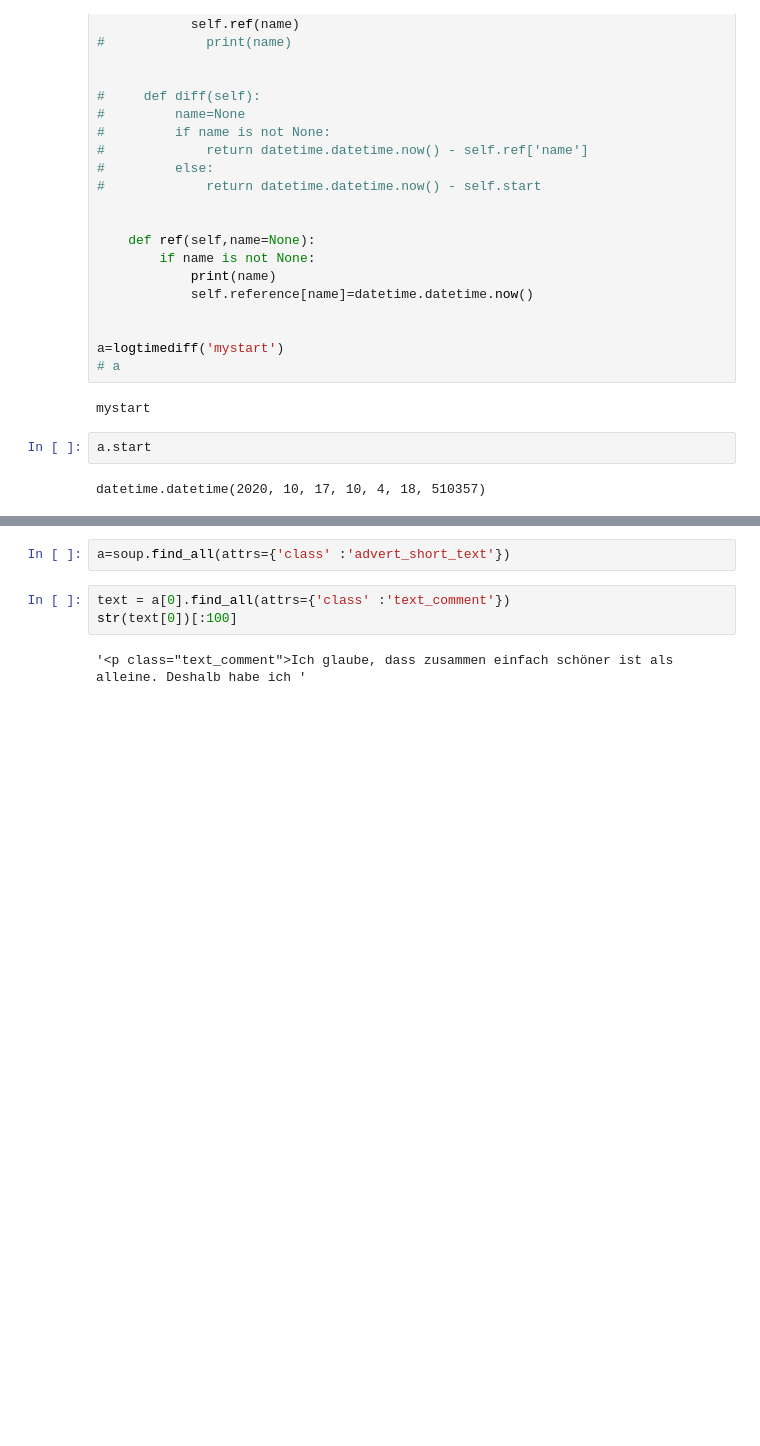
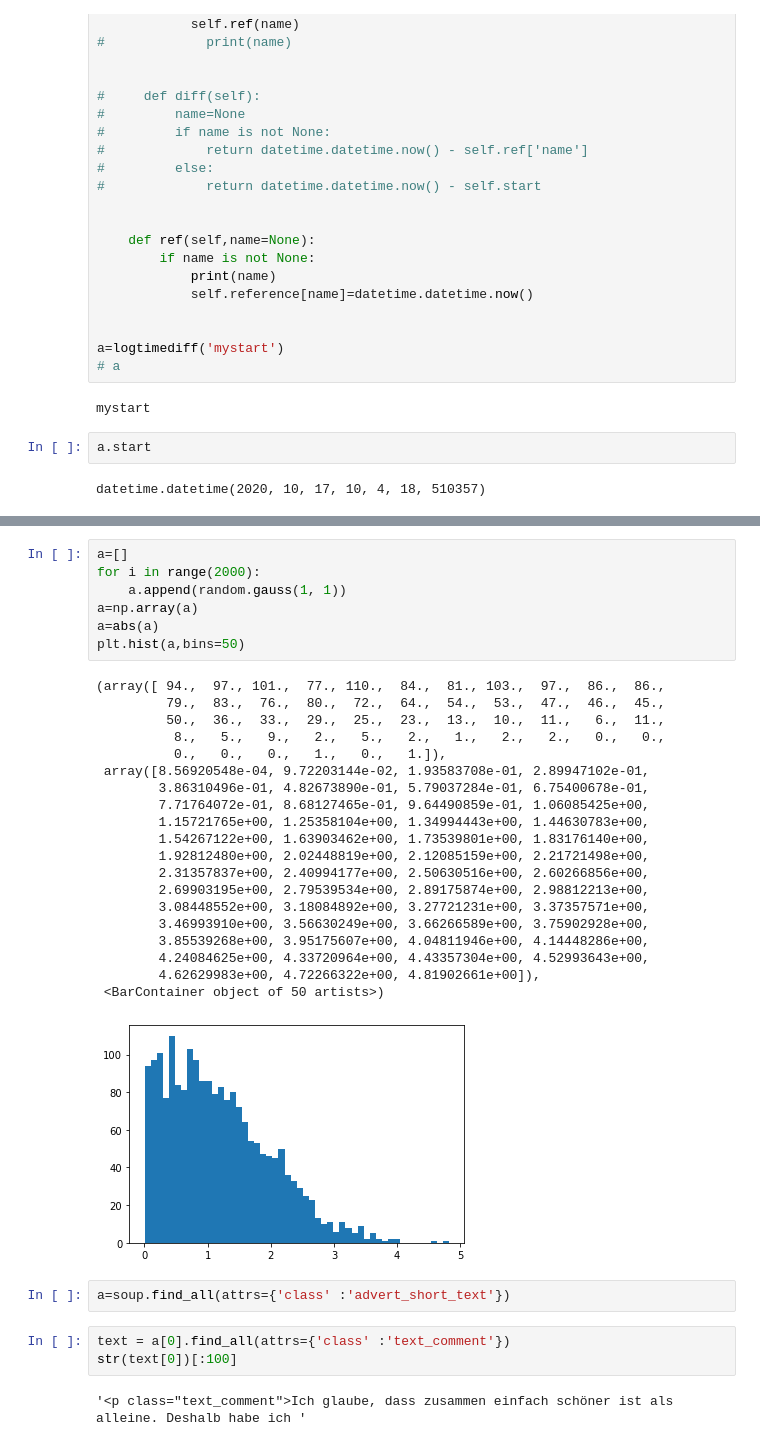
Before and after one commit to Dr-Nuke/wgscraper, a Jupyter notebook: notebooks/scraper.ipynb, the cells around one changed output, grey strips where cells are left out. Cells and saved outputs as stored; diff of their text form; blank space fills up the shorter version.

```diff
--- a/notebooks/scraper.ipynb
+++ b/notebooks/scraper.ipynb
@@ -60,3 +77,31 @@ logger.info('soup made')
+# %%
+a=[]
+for i in range(2000):
+    a.append(random.gauss(1, 1))
+a=np.array(a)
+a=abs(a)
+plt.hist(a,bins=50)
+# %% [output]
+(array([ 94.,  97., 101.,  77., 110.,  84.,  81., 103.,  97.,  86.,  86.,
+         79.,  83.,  76.,  80.,  72.,  64.,  54.,  53.,  47.,  46.,  45.,
+         50.,  36.,  33.,  29.,  25.,  23.,  13.,  10.,  11.,   6.,  11.,
+          8.,   5.,   9.,   2.,   5.,   2.,   1.,   2.,   2.,   0.,   0.,
+          0.,   0.,   0.,   1.,   0.,   1.]),
+ array([8.56920548e-04, 9.72203144e-02, 1.93583708e-01, 2.89947102e-01,
+        3.86310496e-01, 4.82673890e-01, 5.79037284e-01, 6.75400678e-01,
+        7.71764072e-01, 8.68127465e-01, 9.64490859e-01, 1.06085425e+00,
+        1.15721765e+00, 1.25358104e+00, 1.34994443e+00, 1.44630783e+00,
+        1.54267122e+00, 1.63903462e+00, 1.73539801e+00, 1.83176140e+00,
+        1.92812480e+00, 2.02448819e+00, 2.12085159e+00, 2.21721498e+00,
+        2.31357837e+00, 2.40994177e+00, 2.50630516e+00, 2.60266856e+00,
+        2.69903195e+00, 2.79539534e+00, 2.89175874e+00, 2.98812213e+00,
+        3.08448552e+00, 3.18084892e+00, 3.27721231e+00, 3.37357571e+00,
+        3.46993910e+00, 3.56630249e+00, 3.66266589e+00, 3.75902928e+00,
+        3.85539268e+00, 3.95175607e+00, 4.04811946e+00, 4.14448286e+00,
+        4.24084625e+00, 4.33720964e+00, 4.43357304e+00, 4.52993643e+00,
+        4.62629983e+00, 4.72266322e+00, 4.81902661e+00]),
+ <BarContainer object of 50 artists>)
+[figure, added]
 # %%
 a=soup.find_all(attrs={'class' :'advert_short_text'})
 # %%
```
Also changed, not shown: parts of 3 cells of this notebook, 2 other files.
